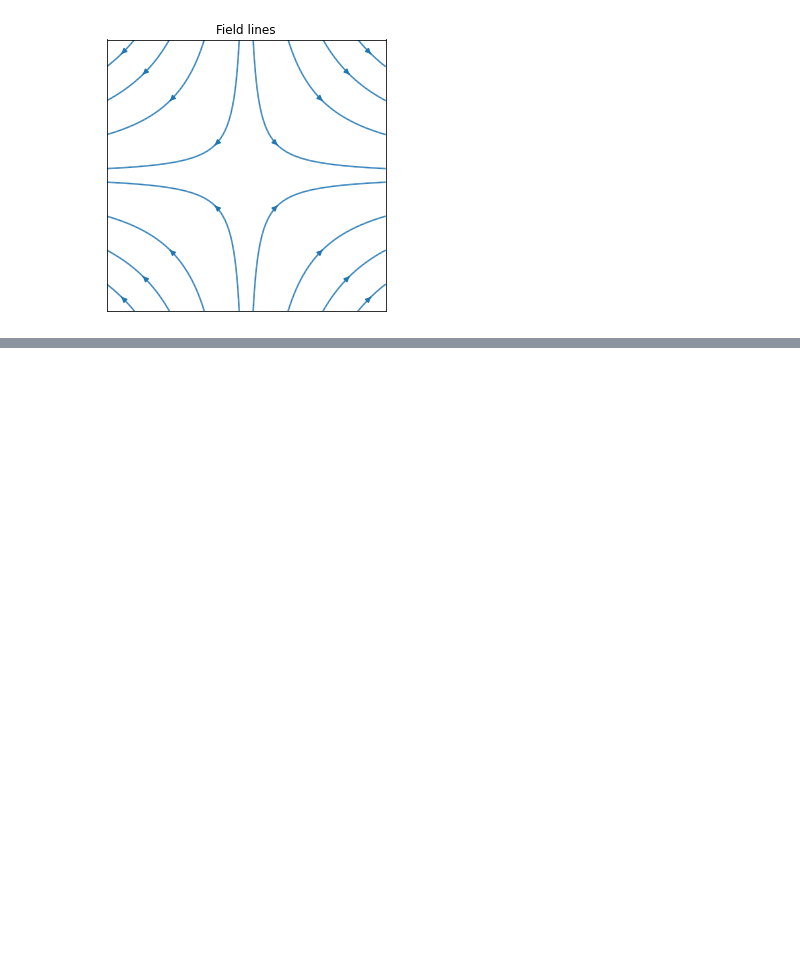
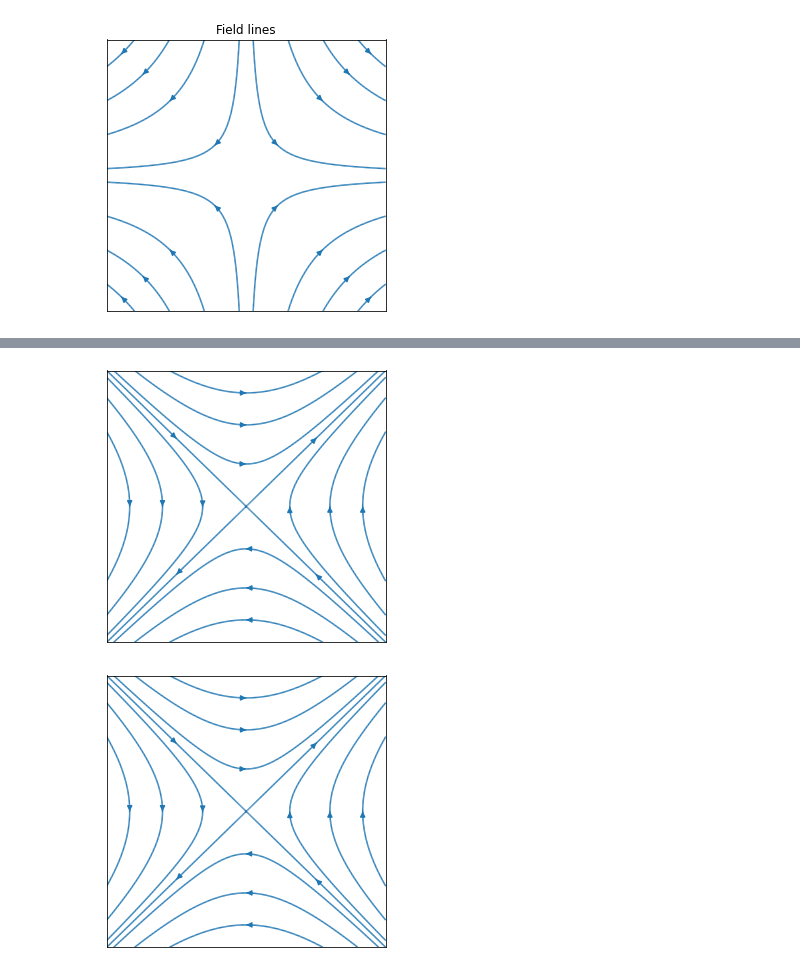
Before and after one commit to UCLNatSci/Electromagnetism-Fluids-and-Waves, a Jupyter notebook: _sources/fluids/mathideas.ipynb, the cells around one changed output, grey strips where cells are left out. Drawn from its saved outputs; the diff is of its cells as text; code cells hidden in the pictures; blank space fills up the shorter version.

```diff
--- a/_sources/fluids/mathideas.ipynb
+++ b/_sources/fluids/mathideas.ipynb
@@ -208,0 +95,31 @@ The function needed to plot contours is part of the matplotlib library. Usage gu
+# %%
+from myst_nb import glue
+import matplotlib.pyplot as plt
+import numpy as np
+import matplotlib.cm as cm
+
+x=np.linspace(-2, 2, 10) #x coordinates arranged on [-2,2]
+y=np.linspace(-2, 2, 10) #y coordinates arranged on [-2,2]
+
+X,Y = np.meshgrid(x, y) #make the plot grid
+(U,V)=(2*Y,2*X)        #define the vector field values at each point
+
+fig,ax=plt.subplots(figsize=(5,5))
+ax.axis([-2,2,-2,2])
+ax.xaxis.set_ticks([])
+ax.yaxis.set_ticks([])
+#----------------------------------
+start=[ #start points of selected field lines
+    [-2,-2],[-2,2],[2,-2],[2,2],
+    [-1.9,2],[-1.6,2],[-1.1,2],
+    [-1.9,-2],[-1.6,-2],[-1.1,-2],
+    [-2,-1.9],[-2,-1.6],[-2,-1.1],
+    [2,-1.9],[2,-1.6],[2,-1.1]
+    ]
+#----------------------------------
+
+ax.streamplot(X,Y,U,V,start_points=start,density=10) # stream plot
+glue("saddle_fig", fig, display=False)
+# %% [output]
+[figure, added]
+[figure, added]
```
Also changed, not shown: parts of 4 cells of this notebook, 43 other files.
